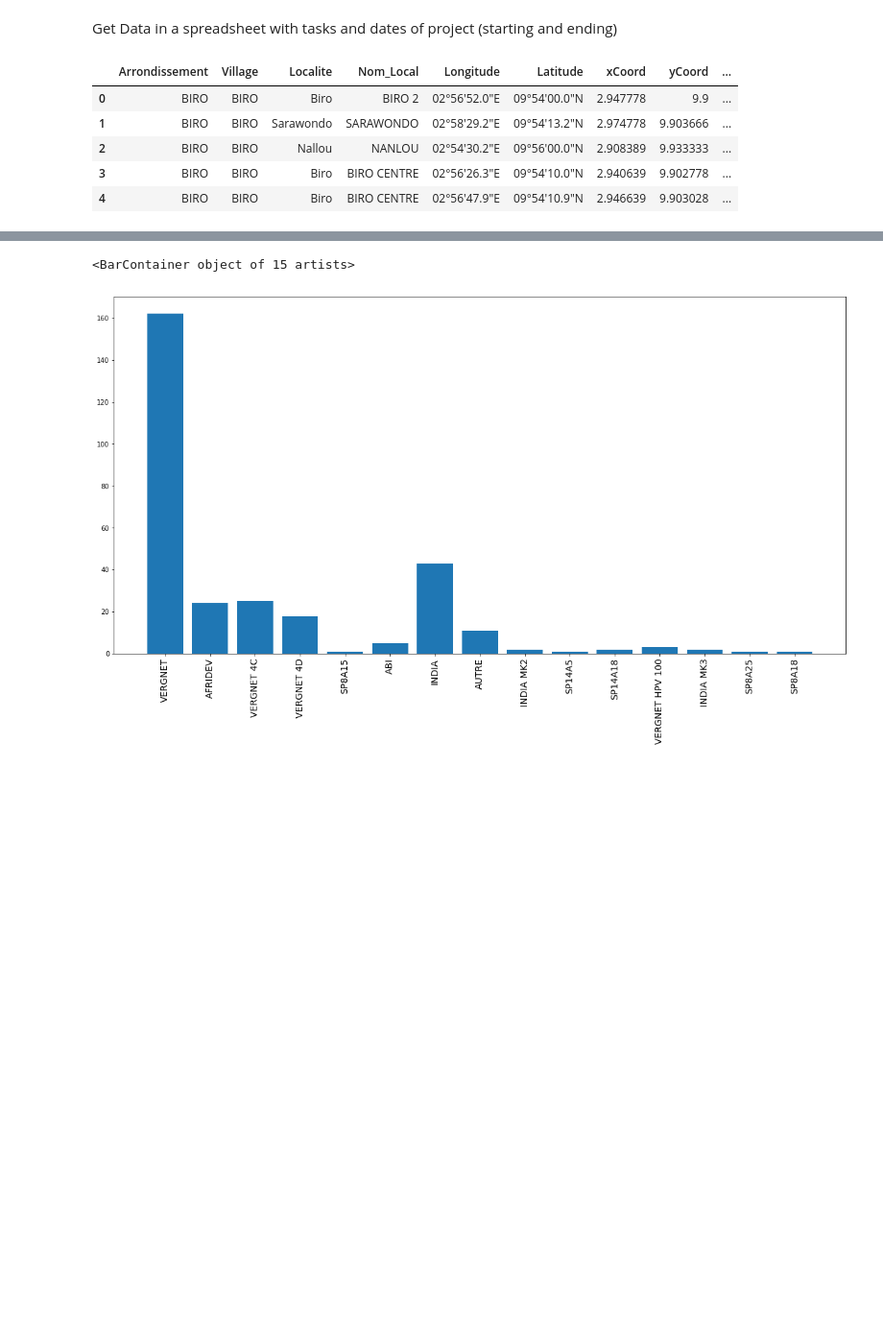
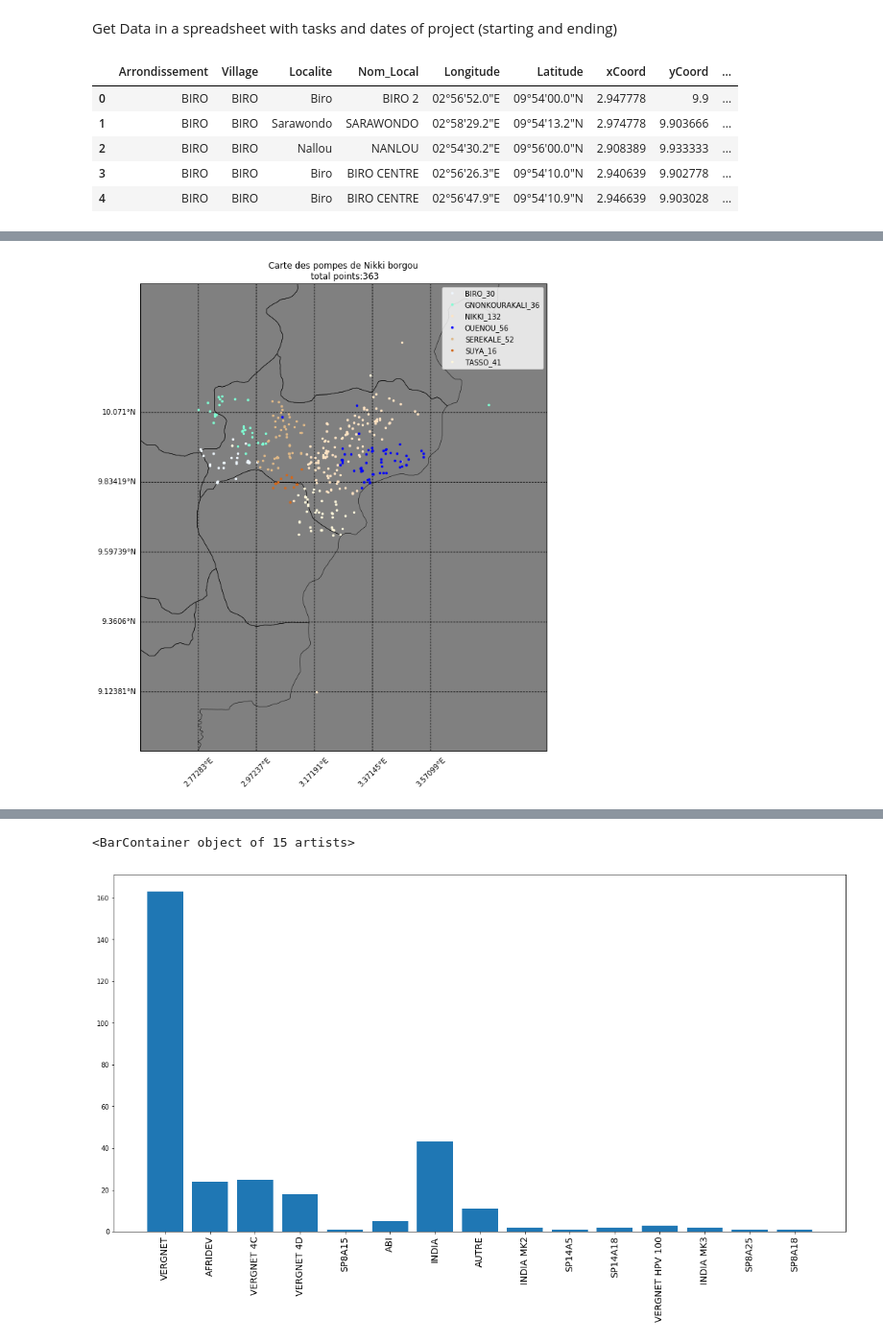
Before and after one commit to OANInternational/aguapp-ds, a Jupyter notebook: create_pump_map.ipynb, the cells around one changed output, grey strips where cells are left out. Shown at 96% size. Drawn from its saved outputs; the diff is of its cells as text; code cells hidden in the pictures; blank space fills up the shorter version.

```diff
--- a/create_pump_map.ipynb
+++ b/create_pump_map.ipynb
@@ -153,0 +137,2 @@ None
+# %%
+df_2019['Longitude_decimals']=df_2019.apply(lambda x: decimals_lat_lon(x,'Longitude'),axis=1)
@@ -154,2 +142,2 @@ None
 # %%
-df_2019=df_2019.dropna()
+df_2019=df_2019.dropna(subset=['Longitude_decimals', 'Latitude_decimals'])
@@ -194,3 +143,0 @@ Name: Village, dtype: int64
-# %%
-map_colors = {}
-[map_colors.update({arron: colors[list(colors.keys())[i*3+8]]}) for i,arron in enumerate(df_count.index.tolist()) ]
@@ -209,3 +143,0 @@ map_colors
-# %%
-data=df_2019
-data['color']=data.apply(lambda x: map_colors[x['Arrondissement']],axis=1)
@@ -262 +195,8 @@ plt.show()
+# %%
+title="Carte des pompes de Nikki borgou"
+#zoom=4
+zoom=0.2
+drawmap(df_2019,title,zoom,False)
+# %% [output]
+[figure, added]
 # %%
```
Also changed, not shown: parts of 42 cells of this notebook.
